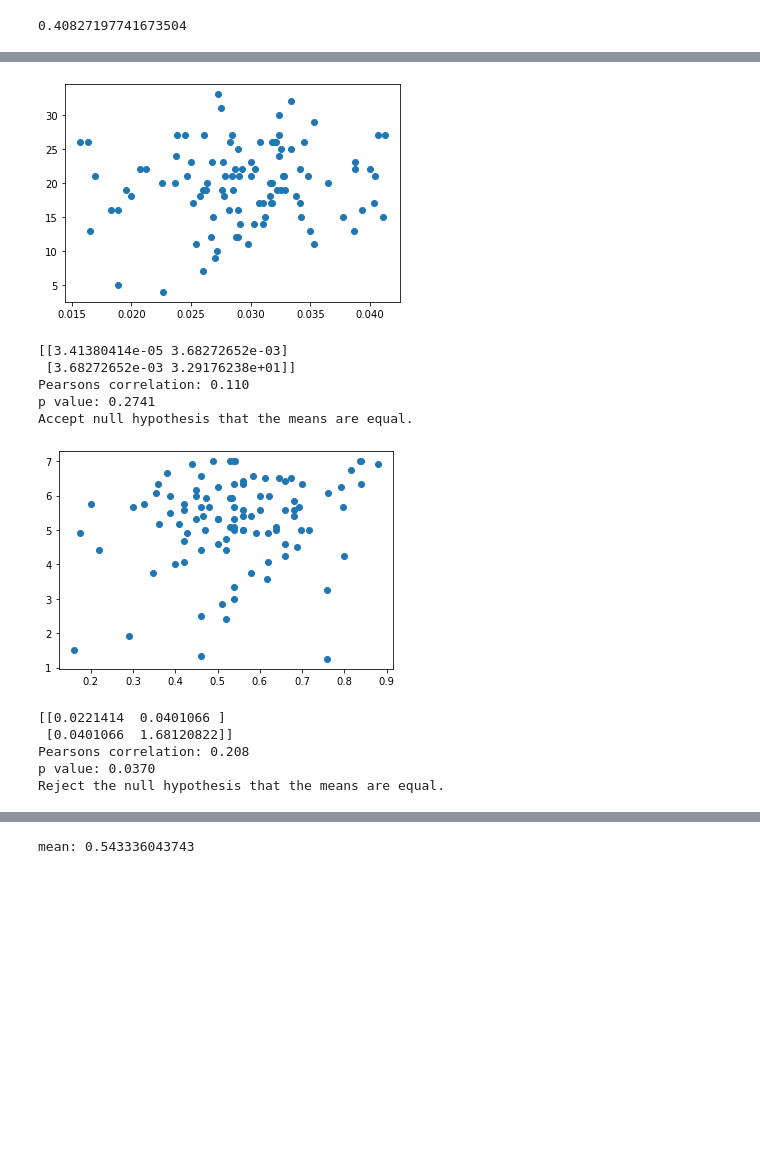
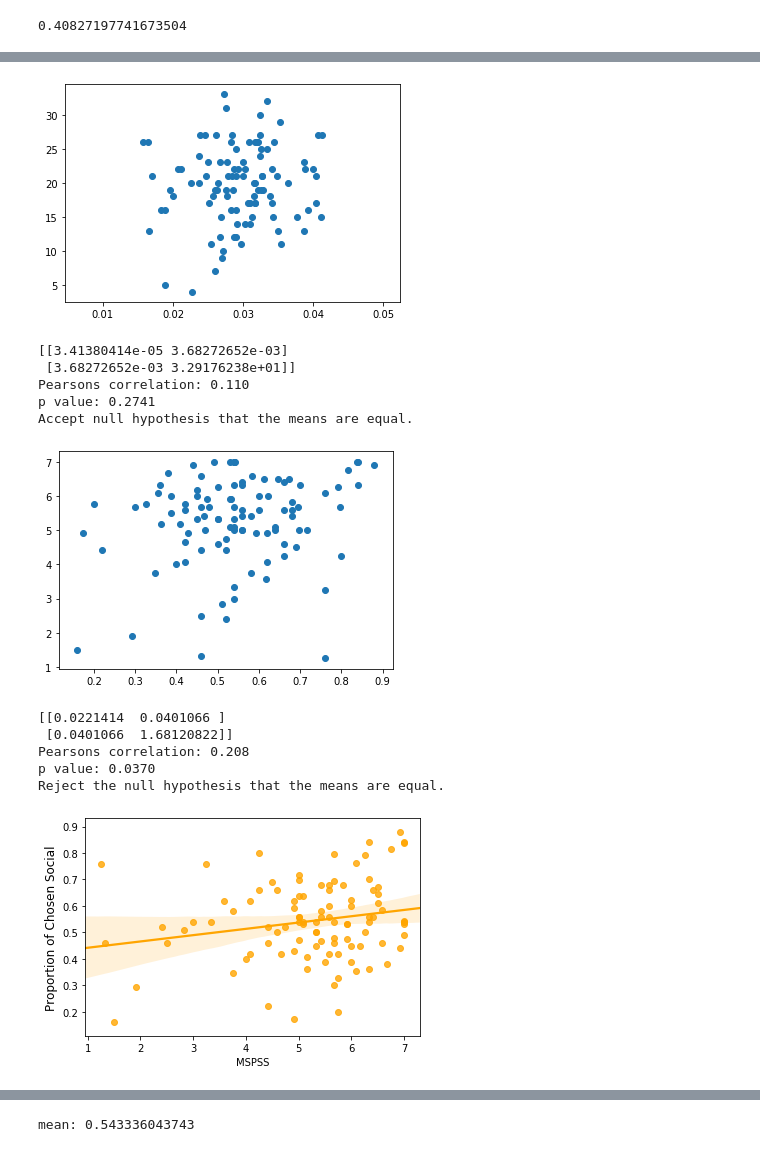
Before and after one commit to fareri-lab/WTP_CardTask, a Jupyter notebook: data/updated_9_2021_oldWTPdata.ipynb, the cells around one changed output, grey strips where cells are left out. Cells and saved outputs as stored; diff of their text form; code cells hidden in the pictures; blank space fills up the shorter version.

```diff
--- a/data/updated_9_2021_oldWTPdata.ipynb
+++ b/data/updated_9_2021_oldWTPdata.ipynb
@@ -16,7 +16,7 @@ import seaborn as sns
 # %%
 #import excel file containing data summary
 
-wtpdata = pd.read_csv(r'/Users/melziur/Desktop/9_16_21/wtp_data_OLD/old_wtp_data.csv', encoding='utf-8-sig')
+wtpdata = pd.read_csv(r'old_wtp_data.csv', encoding='utf-8-sig')
 #wtpdata = pd.read_excel(r'wtp_taskdata_NEW.xlsx')
 pd.set_option("display.max_rows", None, "display.max_columns", None)
 print(wtpdata)
@@ -158,7 +186,7 @@ Pearsons correlation: -0.023
 p value: 0.8192
 Accept null hypothesis that the means are equal.
 # %%
-#amount spent on social / aq
+#avg amount spent on social / aq
 pyplot.scatter(socialavg, aq)
 pyplot.show()
 covariance = cov(socialavg, aq)
@@ -173,7 +201,7 @@ if p > alpha:
 else:
     print('Reject the null hypothesis that the means are equal.')
 # %% [output]
-[figure, old version]
+[figure, new version]
 [[3.41380414e-05 3.68272652e-03]
  [3.68272652e-03 3.29176238e+01]]
 Pearsons correlation: 0.110
@@ -182,26 +210,31 @@ Accept null hypothesis that the means are equal.
 # %%
 ##### prop of chosen social // self report #####
 #prop of chosen social // MSPSS
 pyplot.scatter(prop_social, mspss)
 pyplot.show()
 covariance = cov(prop_social, mspss)
 print(covariance)
 corr, _ = pearsonr(prop_social, mspss)
 print('Pearsons correlation: %.3f' % corr)
 r,p = scipy.stats.pearsonr(prop_social, mspss)
 print('p value: %.4f' % p)
 alpha = 0.10
 if p > alpha:
 	print('Accept null hypothesis that the means are equal.')
 else:
     print('Reject the null hypothesis that the means are equal.')
+
+prop_mspss= sns.regplot(x="MSPSS", y="prop_social", data=wtpdata,color="orange");
+prop_mspss.set_ylabel('Proportion of Chosen Social',fontsize=12)
+prop_mspss.figure.savefig('old_prop_mspss_scatter.svg')
 # %% [output]
-[figure, old version]
+[figure, new version]
 [[0.0221414  0.0401066 ]
  [0.0401066  1.68120822]]
 Pearsons correlation: 0.208
 p value: 0.0370
 Reject the null hypothesis that the means are equal.
+[figure, added]
 # %%
 # prop social // aq
 pyplot.scatter(prop_social, aq)
```
Also changed, not shown: parts of 26 cells of this notebook, 1 other file.
